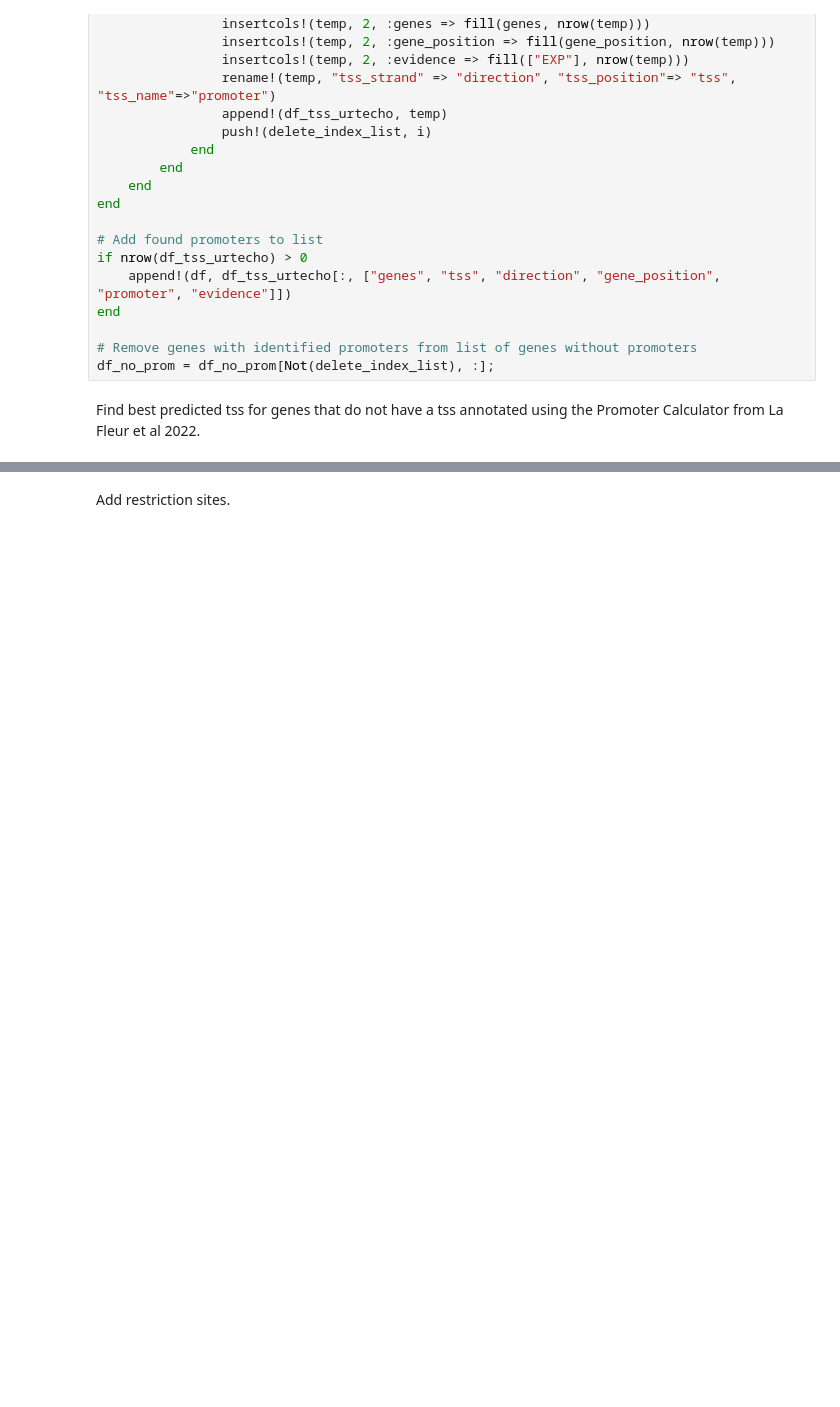
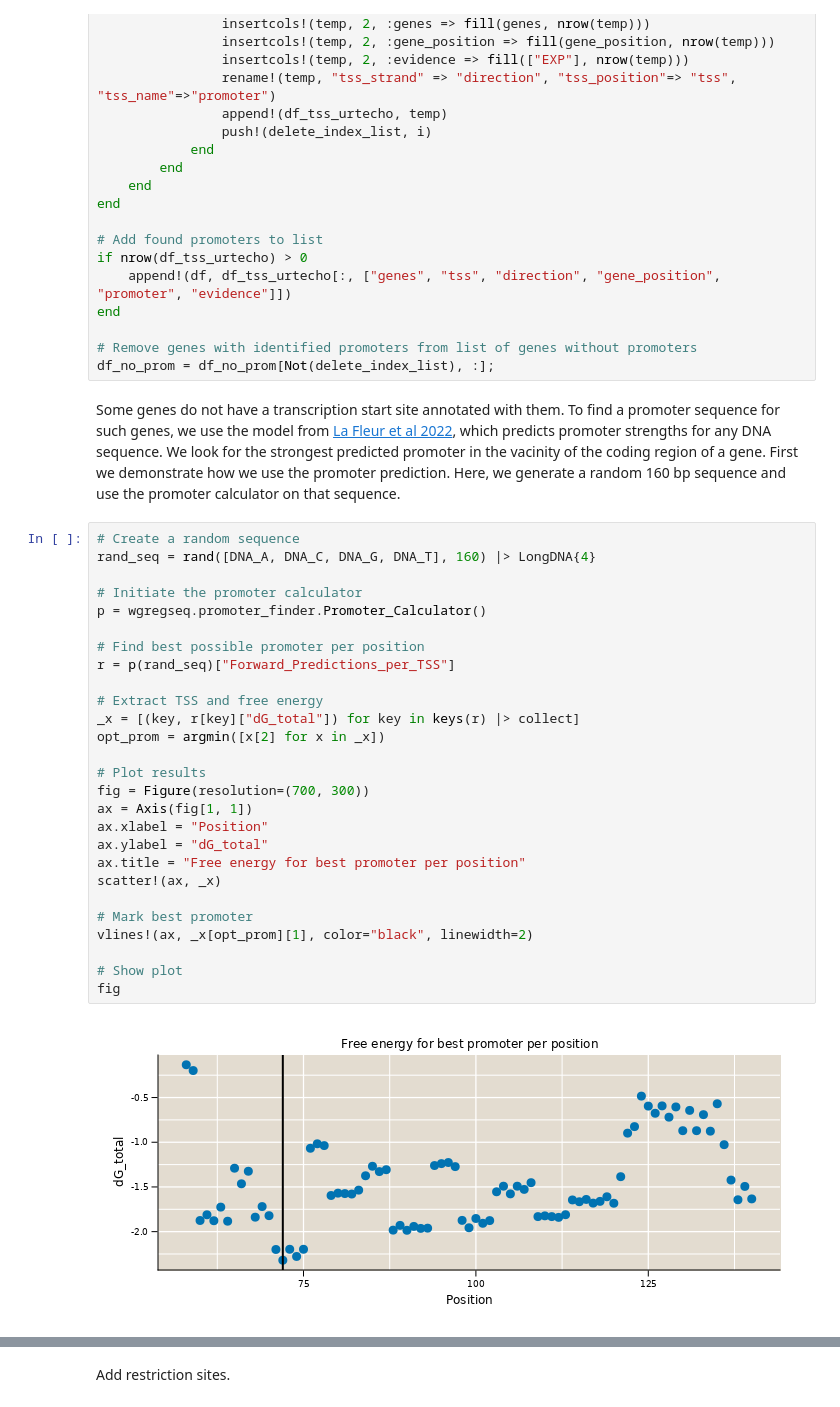
Before and after one commit to RPGroup-PBoC/Reg-Seq-2, a Jupyter notebook: notebooks/02_oligo_design.ipynb, the cells around one changed output, grey strips where cells are left out. Cells and saved outputs as stored; diff of their text form; blank space fills up the shorter version.

```diff
--- a/notebooks/02_oligo_design.ipynb
+++ b/notebooks/02_oligo_design.ipynb
@@ -320,4 +331,33 @@ end
 # Remove genes with identified promoters from list of genes without promoters
 df_no_prom = df_no_prom[Not(delete_index_list), :];
 # %% [markdown]
-Find best predicted tss for genes that do not have a tss annotated using the Promoter Calculator from La Fleur et al 2022.
+Some genes do not have a transcription start site annotated with them. To find a promoter sequence for such genes, we use the model from [La Fleur et al 2022](https://www.biorxiv.org/content/10.1101/2021.09.01.458561v1), which predicts promoter strengths for any DNA sequence. We look for the strongest predicted promoter in the vacinity of the coding region of a gene. First we demonstrate how we use the promoter prediction. Here, we generate a random 160 bp sequence and use the promoter calculator on that sequence.
+# %%
+# Create a random sequence
+rand_seq = rand([DNA_A, DNA_C, DNA_G, DNA_T], 160) |> LongDNA{4}
+
+# Initiate the promoter calculator
+p = wgregseq.promoter_finder.Promoter_Calculator()
+
+# Find best possible promoter per position
+r = p(rand_seq)["Forward_Predictions_per_TSS"]
+
+# Extract TSS and free energy
+_x = [(key, r[key]["dG_total"]) for key in keys(r) |> collect]
+opt_prom = argmin([x[2] for x in _x])
+
+# Plot results
+fig = Figure(resolution=(700, 300))
+ax = Axis(fig[1, 1])
+ax.xlabel = "Position"
+ax.ylabel = "dG_total"
+ax.title = "Free energy for best promoter per position"
+scatter!(ax, _x)
+
+# Mark best promoter
+vlines!(ax, _x[opt_prom][1], color="black", linewidth=2)
+
+# Show plot
+fig
+# %% [output]
+[figure, added]
```
Also changed, not shown: parts of 24 cells of this notebook.
